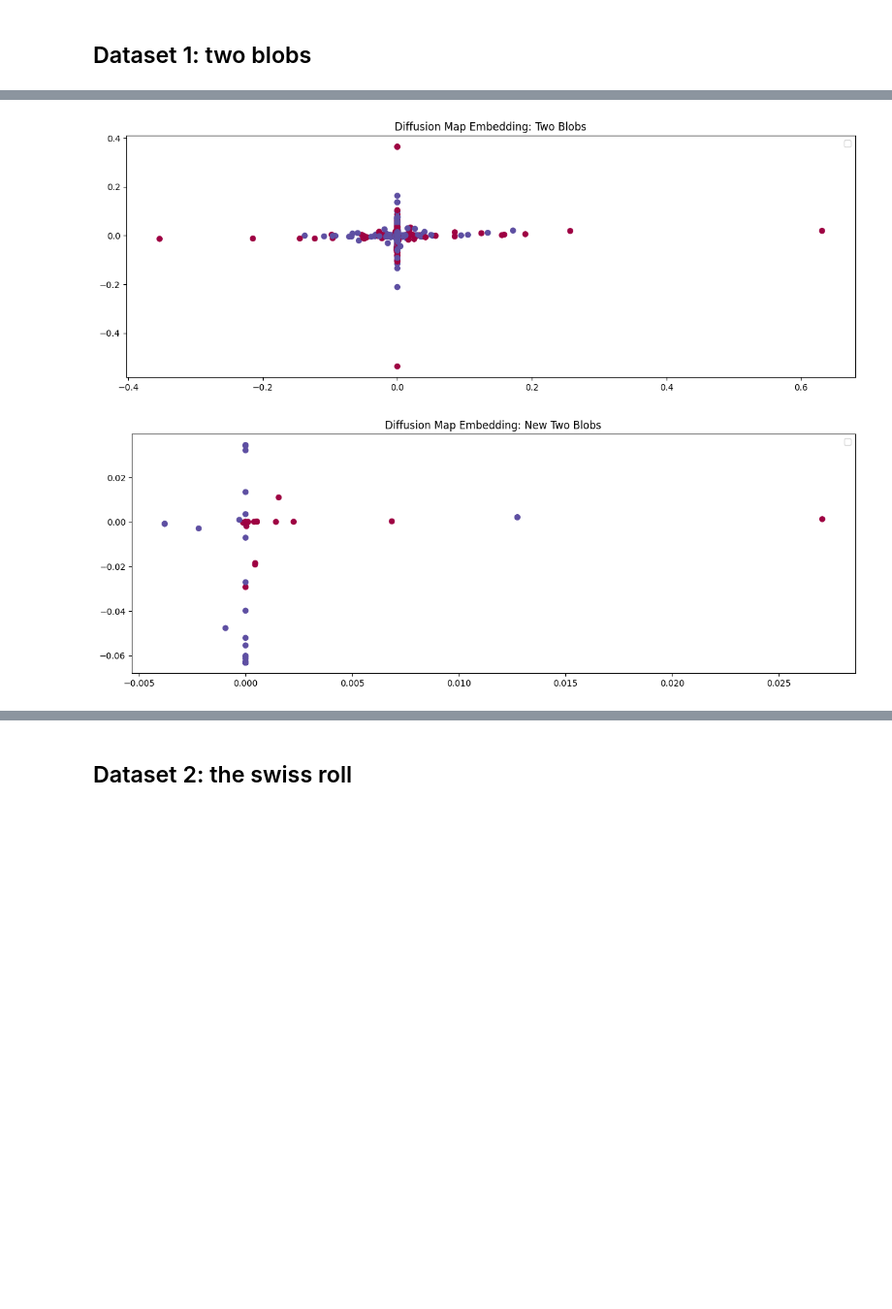
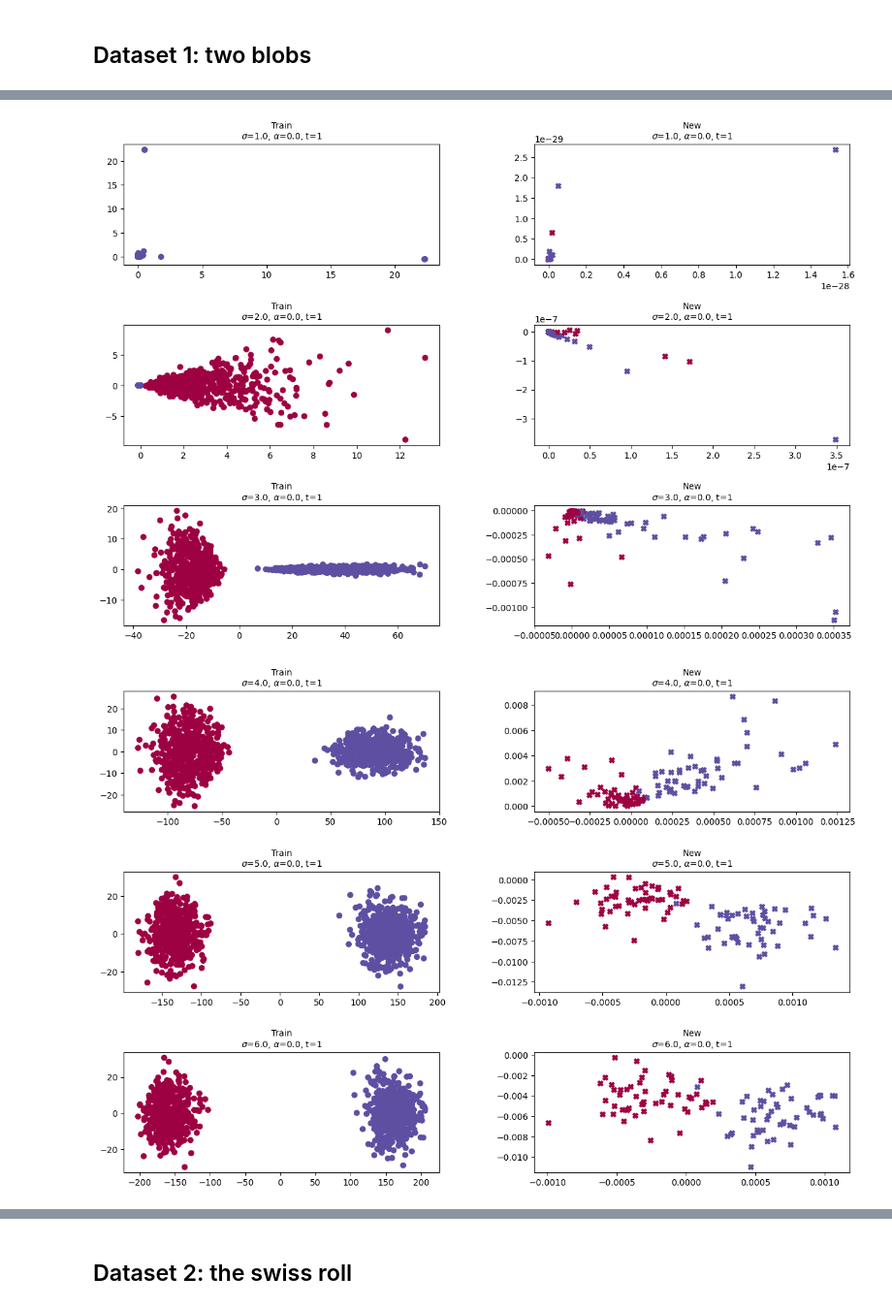
Before and after one commit to InigoMartinezCiriza/MF, a Jupyter notebook: P3/HW_03_MF_2025.ipynb, the cells around one changed output, grey strips where cells are left out. Shown at 97% size. Drawn from its saved outputs; the diff is of its cells as text; code cells hidden in the pictures; blank space fills up the shorter version.

Commit message:
Ya funciona el Diffusion Model

```diff
--- a/P3/HW_03_MF_2025.ipynb
+++ b/P3/HW_03_MF_2025.ipynb
@@ -230,34 +254,0 @@ plt.show()
-# %%
-#Solution here
-
-# Set hyperparameters
-alpha_1 = 0.5
-sigma_1 = 3.0
-n_components_1 = 2
-step_1 = 1
-
-# Create diffusion map instance and embed training data
-dm_blob = DM(sigma=sigma_1,
-             n_components=n_components_1,
-             alpha = alpha_1)
-X_red_blob = dm_blob.fit_transform(X)
-
-# Extend the embedding to new points
-X_new_red_blob = dm_blob.transform(X_new)
-
-# Plot the embedding
-plt.figure()
-plt.scatter(X_red_blob[:,0], X_red_blob[:,1], c=y, cmap=my_cmap)
-plt.title("Diffusion Map Embedding: Two Blobs")
-plt.legend()
-plt.show()
-
-# Plot the embeddings for the new points
-plt.figure()
-plt.scatter(X_new_red_blob[:,0], X_new_red_blob[:,1], c=y_new, cmap=my_cmap)
-plt.title("Diffusion Map Embedding: New Two Blobs")
-plt.legend()
-plt.show()
-# %% [output]
-[figure, removed]
-[figure, removed]
@@ -263,0 +300,11 @@ plt.show()
+# %%
+param_grid = {
+    'sigma': [1.0, 2.0, 3.0, 4.0, 5.0, 6.0, 10.0],
+    'alpha': [0.0],
+    'step': [1]
+}
+
+plot_diffusion_embeddings(X, y, X_new, y_new, param_grid)
+# %% [output]
+[figure, added]
+[figure, added]
```
Also changed, not shown: parts of 6 cells of this notebook.
